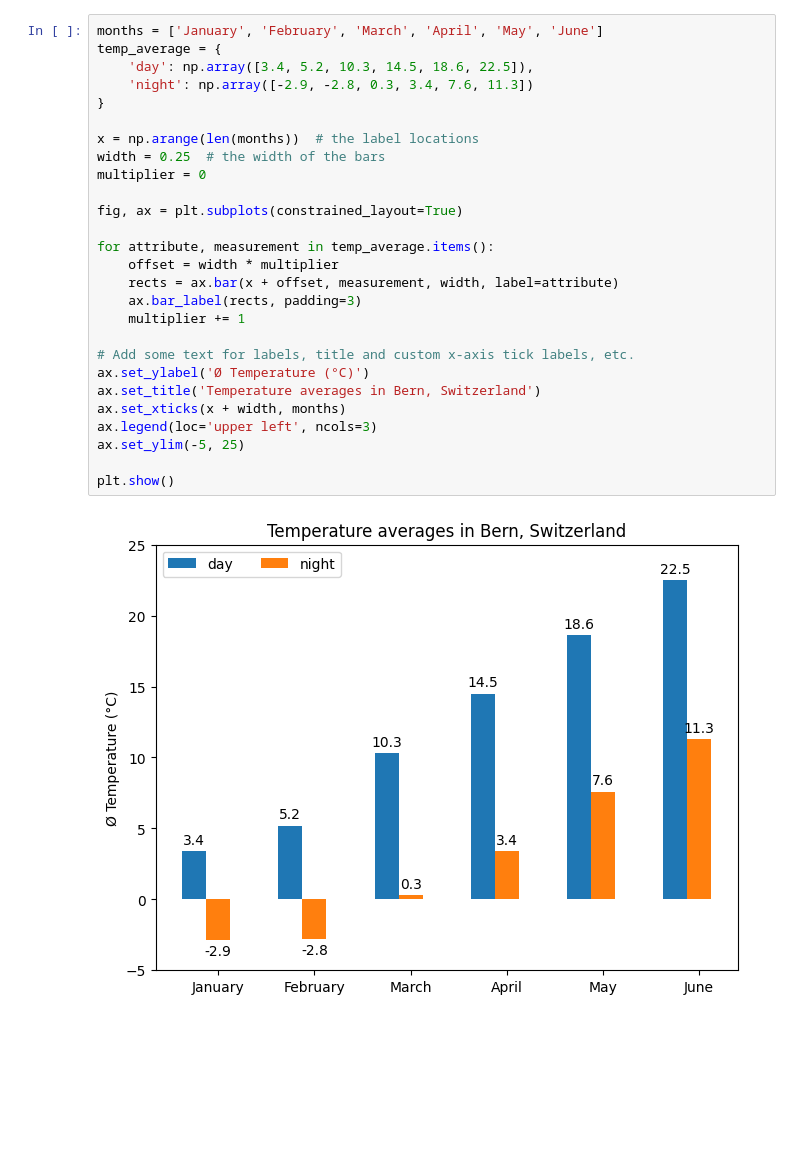
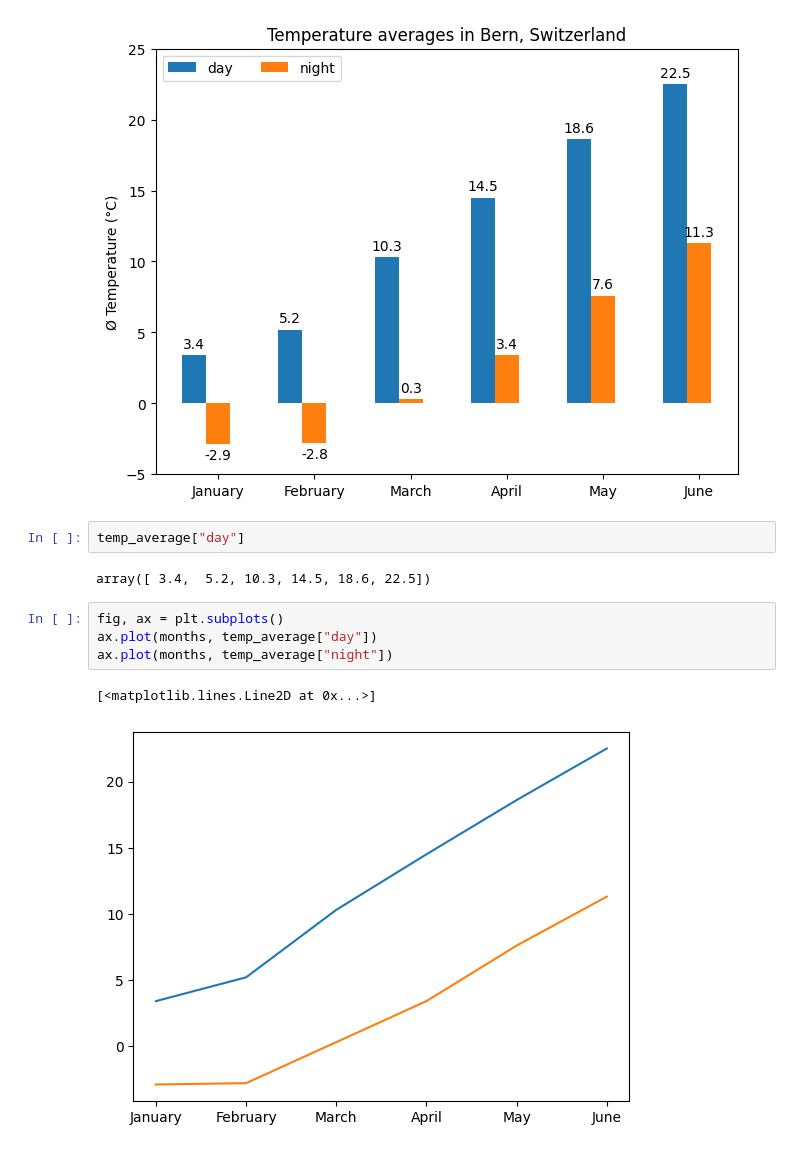
Before and after one commit to jgraber/PythonFriday, a Jupyter notebook: Jupyter/Matplotlib_Diagrams.ipynb, the cells around one changed output. Cells and saved outputs as stored; diff of their text form; blank space fills up the shorter version.

```diff
--- a/Jupyter/Matplotlib_Diagrams.ipynb
+++ b/Jupyter/Matplotlib_Diagrams.ipynb
@@ -129,31 +129,16 @@ ax.hist(data, bins=6)
 ## Grouped bar chart
 see https://matplotlib.org/stable/gallery/lines_bars_and_markers/barchart.html
 # %%
-months = ['January', 'February', 'March', 'April', 'May', 'June']
-temp_average = {
-    'day': np.array([3.4, 5.2, 10.3, 14.5, 18.6, 22.5]),
-    'night': np.array([-2.9, -2.8, 0.3, 3.4, 7.6, 11.3])
-}
-
-x = np.arange(len(months))  # the label locations
-width = 0.25  # the width of the bars
-multiplier = 0
-
-fig, ax = plt.subplots(constrained_layout=True)
-
-for attribute, measurement in temp_average.items():
-    offset = width * multiplier
-    rects = ax.bar(x + offset, measurement, width, label=attribute)
-    ax.bar_label(rects, padding=3)
-    multiplier += 1
-
-# Add some text for labels, title and custom x-axis tick labels, etc.
-ax.set_ylabel('Ø Temperature (°C)')
-ax.set_title('Temperature averages in Bern, Switzerland')
-ax.set_xticks(x + width, months)
-ax.legend(loc='upper left', ncols=3)
-ax.set_ylim(-5, 25)
-
-plt.show()
 # %% [output]
 [figure]
+# %%
+temp_average["day"]
+# %% [output]
+array([ 3.4,  5.2, 10.3, 14.5, 18.6, 22.5])
+# %%
+fig, ax = plt.subplots()
+ax.plot(months, temp_average["day"])
+ax.plot(months, temp_average["night"])
+# %% [output]
+[<matplotlib.lines.Line2D at 0x...>]
+[figure, added]
```
